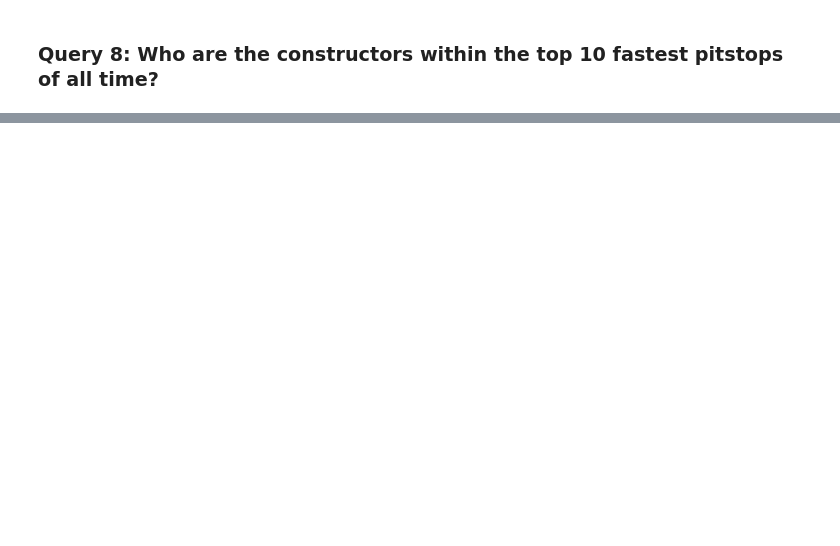
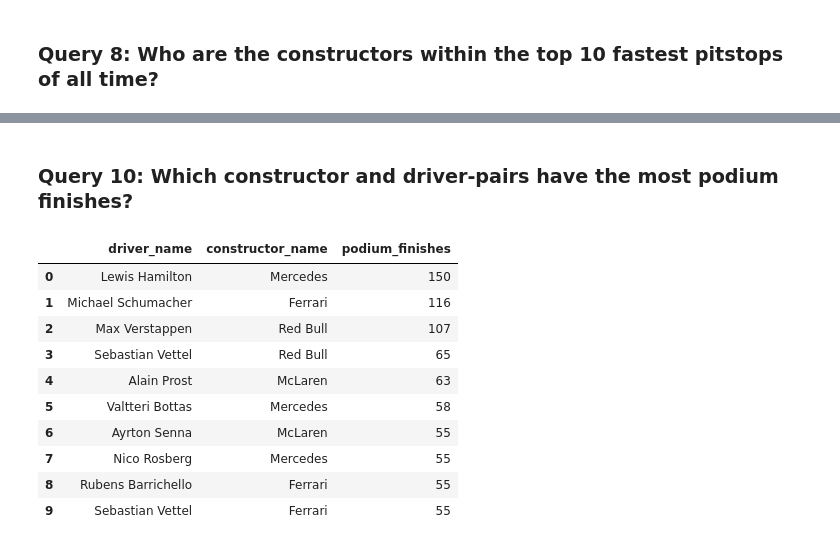
Before and after one commit to reyandrea/DBMS2, a Jupyter notebook: proj.ipynb, the cells around one changed output, grey strips where cells are left out. Saved outputs shown, nothing was run; the diff lists cells and outputs as text; code cells hidden in the pictures; blank space fills up the shorter version.

```diff
--- a/proj.ipynb
+++ b/proj.ipynb
@@ -401,0 +592,39 @@ display(fastest_pit_stop.style)
+# %% [markdown]
+
+### Query 10: Which constructor and driver-pairs have the most podium finishes?
+# %%
+driver_const_pair = psql.read_sql("""
+
+
+SELECT
+    d.first_name || ' ' || d.last_name AS driver_name,
+    c.name AS constructor_name,
+    COUNT(*) AS podium_finishes
+FROM
+    result res
+JOIN
+    driver d ON res.driver_id = d.driver_id
+JOIN
+    constructor c ON res.constructor_id = c.constructor_id
+WHERE
+    res.position IN (1, 2, 3) -- Only podium finishes
+GROUP BY
+    d.driver_id, c.constructor_id, d.first_name, d.last_name, c.name
+ORDER BY
+    podium_finishes DESC, driver_name, constructor_name
+                                  LIMIT 10;
+
+""", engine)
+display(driver_const_pair.style)
+# %% [output]
+|  | driver_name | constructor_name | podium_finishes |
+| 0 | Lewis Hamilton | Mercedes | 150 |
+| 1 | Michael Schumacher | Ferrari | 116 |
+| 2 | Max Verstappen | Red Bull | 107 |
+| 3 | Sebastian Vettel | Red Bull | 65 |
+| 4 | Alain Prost | McLaren | 63 |
+| 5 | Valtteri Bottas | Mercedes | 58 |
+| 6 | Ayrton Senna | McLaren | 55 |
+| 7 | Nico Rosberg | Mercedes | 55 |
+| 8 | Rubens Barrichello | Ferrari | 55 |
+| 9 | Sebastian Vettel | Ferrari | 55 |
```
Also changed, not shown: parts of 19 cells of this notebook.
